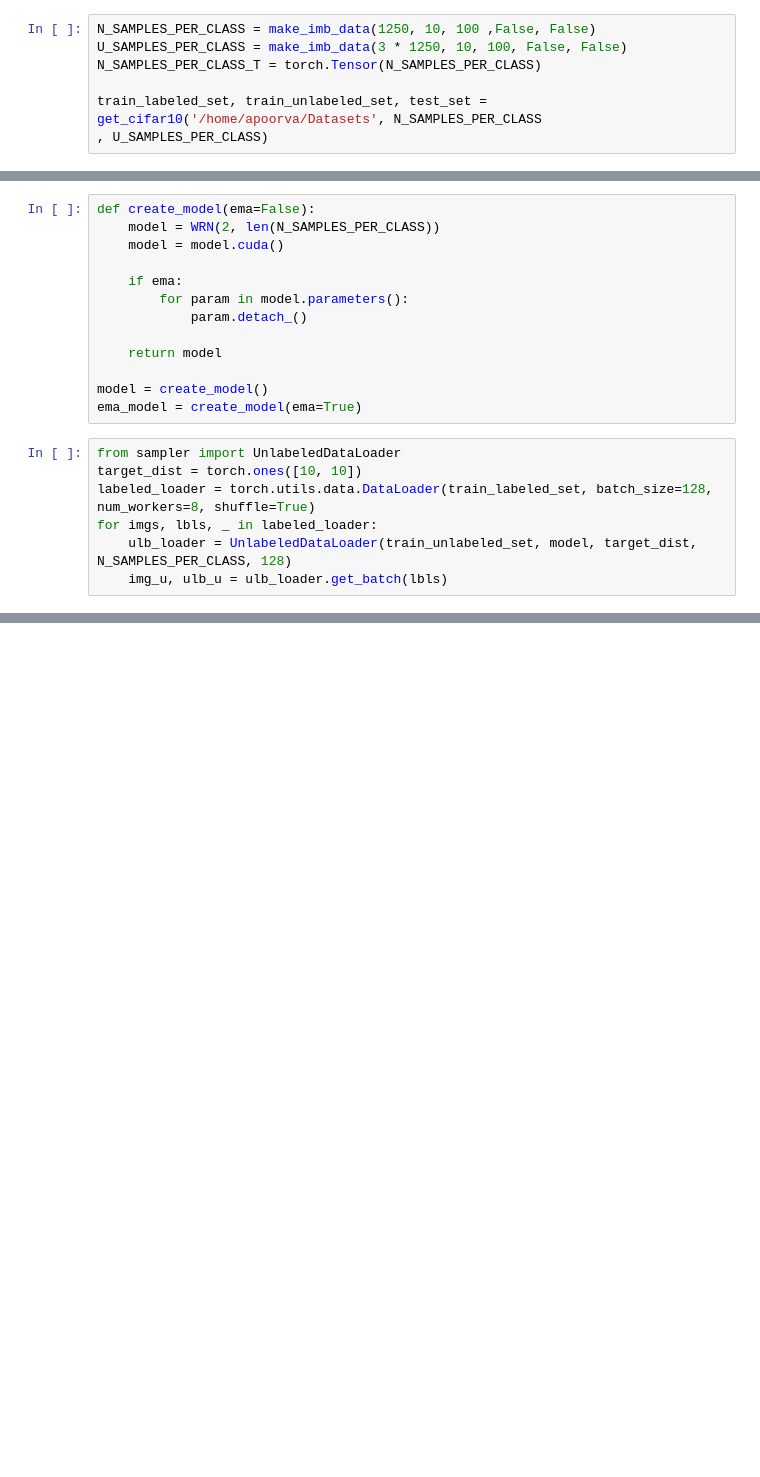
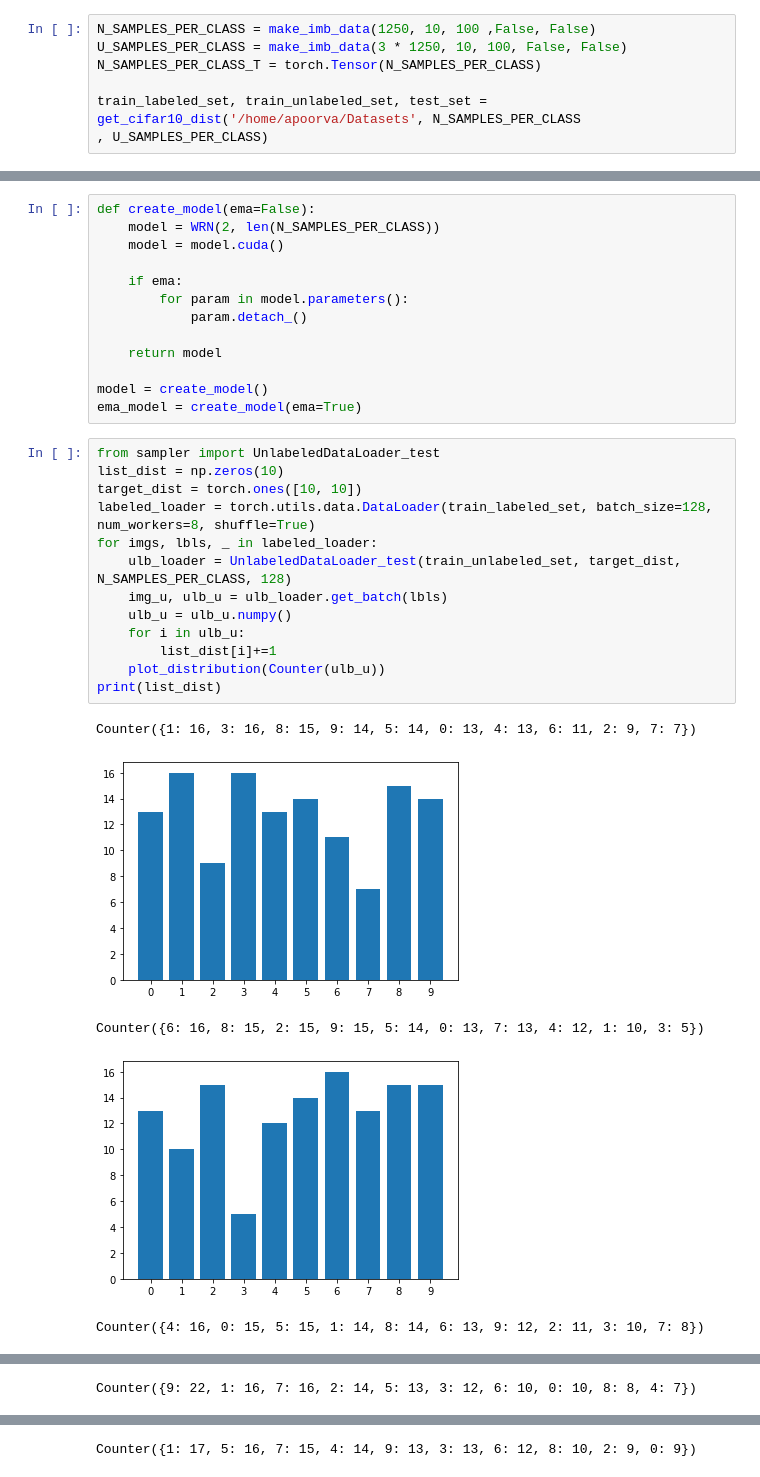
Before and after one commit to apoorvaverma31/metric-sampler, a Jupyter notebook: sampler_test.ipynb, the cells around one changed output, grey strips where cells are left out. Drawn from its saved outputs; the diff is of its cells as text; blank space fills up the shorter version.

Commit message:
rename files, clean code, add tests

```diff
--- a/sampler_test.ipynb
+++ b/sampler_test.ipynb
@@ -12,5 +13,5 @@ N_SAMPLES_PER_CLASS = make_imb_data(1250, 10, 100 ,False, False)
 U_SAMPLES_PER_CLASS = make_imb_data(3 * 1250, 10, 100, False, False)
 N_SAMPLES_PER_CLASS_T = torch.Tensor(N_SAMPLES_PER_CLASS)
 
-train_labeled_set, train_unlabeled_set, test_set = get_cifar10('/home/apoorva/Datasets', N_SAMPLES_PER_CLASS
+train_labeled_set, train_unlabeled_set, test_set = get_cifar10_dist('/home/apoorva/Datasets', N_SAMPLES_PER_CLASS
 , U_SAMPLES_PER_CLASS)
@@ -28,9 +36,21 @@ def create_model(ema=False):
 model = create_model()
 ema_model = create_model(ema=True)
 # %%
-from sampler import UnlabeledDataLoader
+from sampler import UnlabeledDataLoader_test
+list_dist = np.zeros(10)
 target_dist = torch.ones([10, 10])
 labeled_loader = torch.utils.data.DataLoader(train_labeled_set, batch_size=128, num_workers=8, shuffle=True)
 for imgs, lbls, _ in labeled_loader:
-    ulb_loader = UnlabeledDataLoader(train_unlabeled_set, model, target_dist, N_SAMPLES_PER_CLASS, 128)
+    ulb_loader = UnlabeledDataLoader_test(train_unlabeled_set, target_dist, N_SAMPLES_PER_CLASS, 128)
     img_u, ulb_u = ulb_loader.get_batch(lbls)
+    ulb_u = ulb_u.numpy()
+    for i in ulb_u:
+        list_dist[i]+=1
+    plot_distribution(Counter(ulb_u))
+print(list_dist)
+# %% [output]
+Counter({1: 16, 3: 16, 8: 15, 9: 14, 5: 14, 0: 13, 4: 13, 6: 11, 2: 9, 7: 7})
+[figure, added]
+Counter({6: 16, 8: 15, 2: 15, 9: 15, 5: 14, 0: 13, 7: 13, 4: 12, 1: 10, 3: 5})
+[figure, added]
+Counter({4: 16, 0: 15, 5: 15, 1: 14, 8: 14, 6: 13, 9: 12, 2: 11, 3: 10, 7: 8})
@@ -36,0 +58 @@ for imgs, lbls, _ in labeled_loader:
+Counter({9: 22, 1: 16, 7: 16, 2: 14, 5: 13, 3: 12, 6: 10, 0: 10, 8: 8, 4: 7})
@@ -36,0 +60 @@ for imgs, lbls, _ in labeled_loader:
+Counter({1: 17, 5: 16, 7: 15, 4: 14, 9: 13, 3: 13, 6: 12, 8: 10, 2: 9, 0: 9})
```
Also changed, not shown: parts of 3 cells of this notebook, 3 other files.
